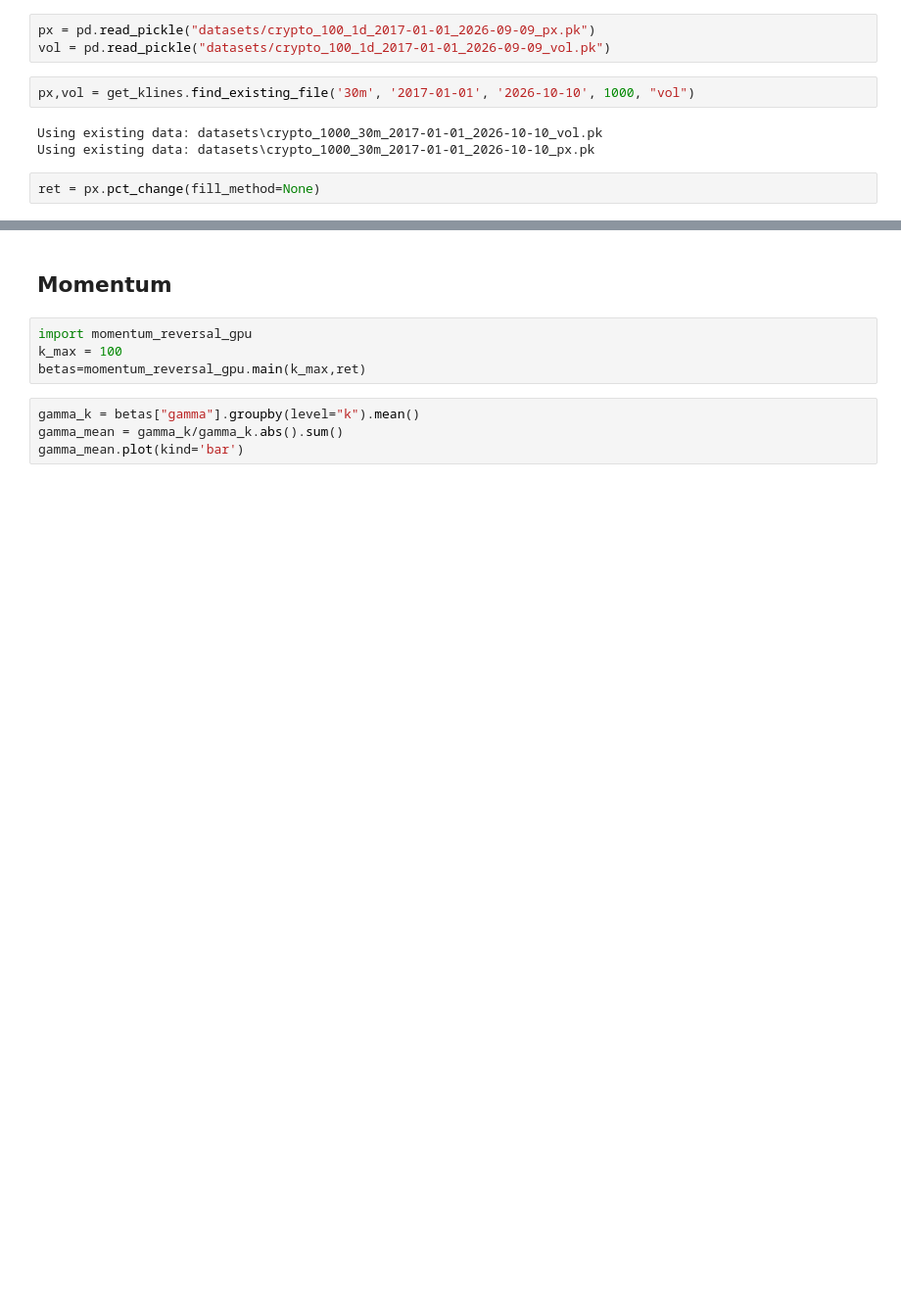
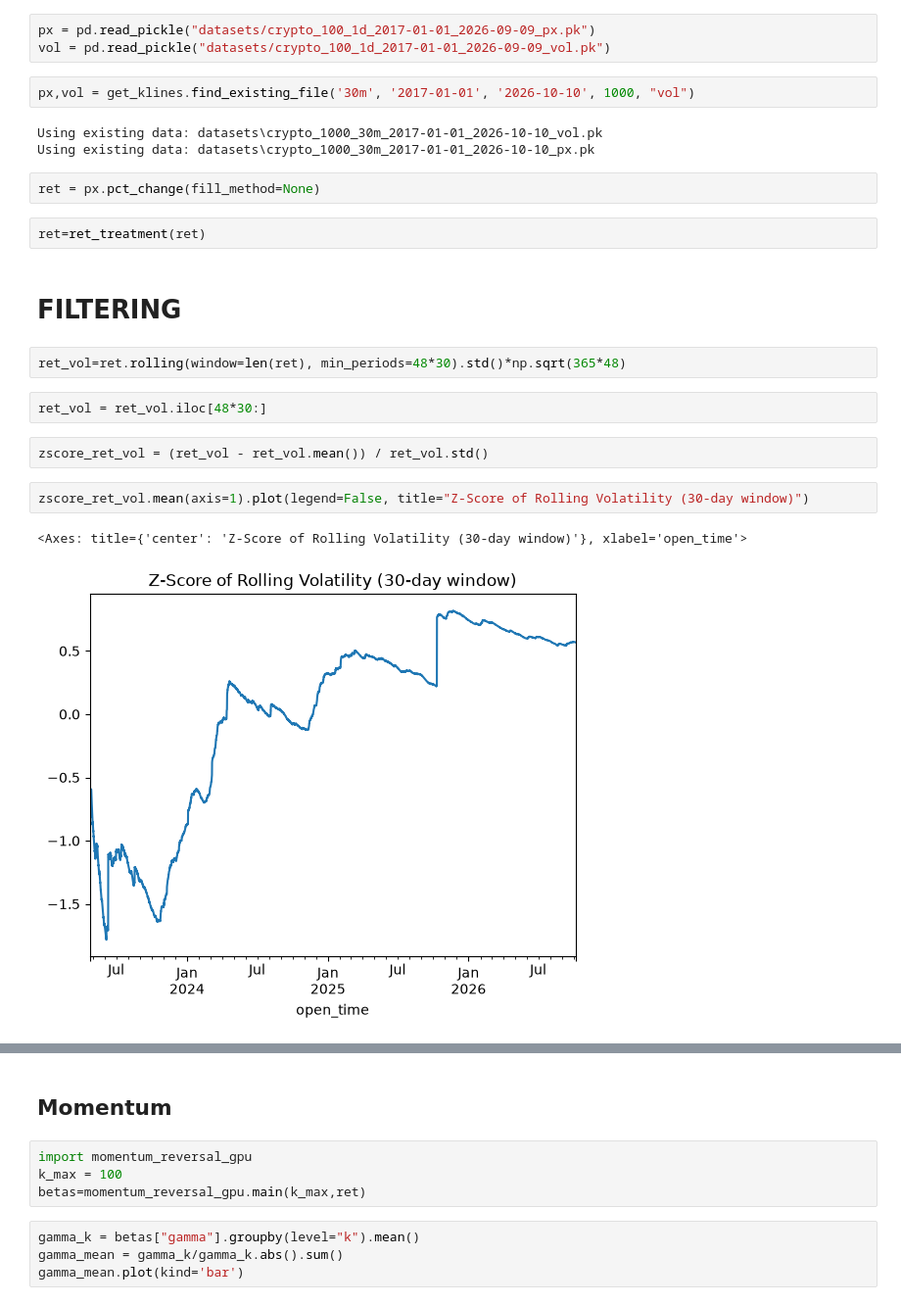
Before and after one commit to Parracho/Project-Finance, a Jupyter notebook: alpha_beta.ipynb, the cells around one changed output, grey strips where cells are left out. Shown at 98% size. Saved outputs shown, nothing was run; the diff lists cells and outputs as text; blank space fills up the shorter version.

```diff
--- a/alpha_beta.ipynb
+++ b/alpha_beta.ipynb
@@ -114,3 +131,18 @@ Using existing data: datasets\crypto_1000_30m_2017-01-01_2026-10-10_vol.pk
 Using existing data: datasets\crypto_1000_30m_2017-01-01_2026-10-10_px.pk
 # %%
 ret = px.pct_change(fill_method=None)
+# %%
+ret=ret_treatment(ret)
+# %% [markdown]
+# FILTERING
+# %%
+ret_vol=ret.rolling(window=len(ret), min_periods=48*30).std()*np.sqrt(365*48)
+# %%
+ret_vol = ret_vol.iloc[48*30:]
+# %%
+zscore_ret_vol = (ret_vol - ret_vol.mean()) / ret_vol.std()
+# %%
+zscore_ret_vol.mean(axis=1).plot(legend=False, title="Z-Score of Rolling Volatility (30-day window)")
+# %% [output]
+<Axes: title={'center': 'Z-Score of Rolling Volatility (30-day window)'}, xlabel='open_time'>
+[figure, added]
```
Also changed, not shown: parts of 43 cells of this notebook.
